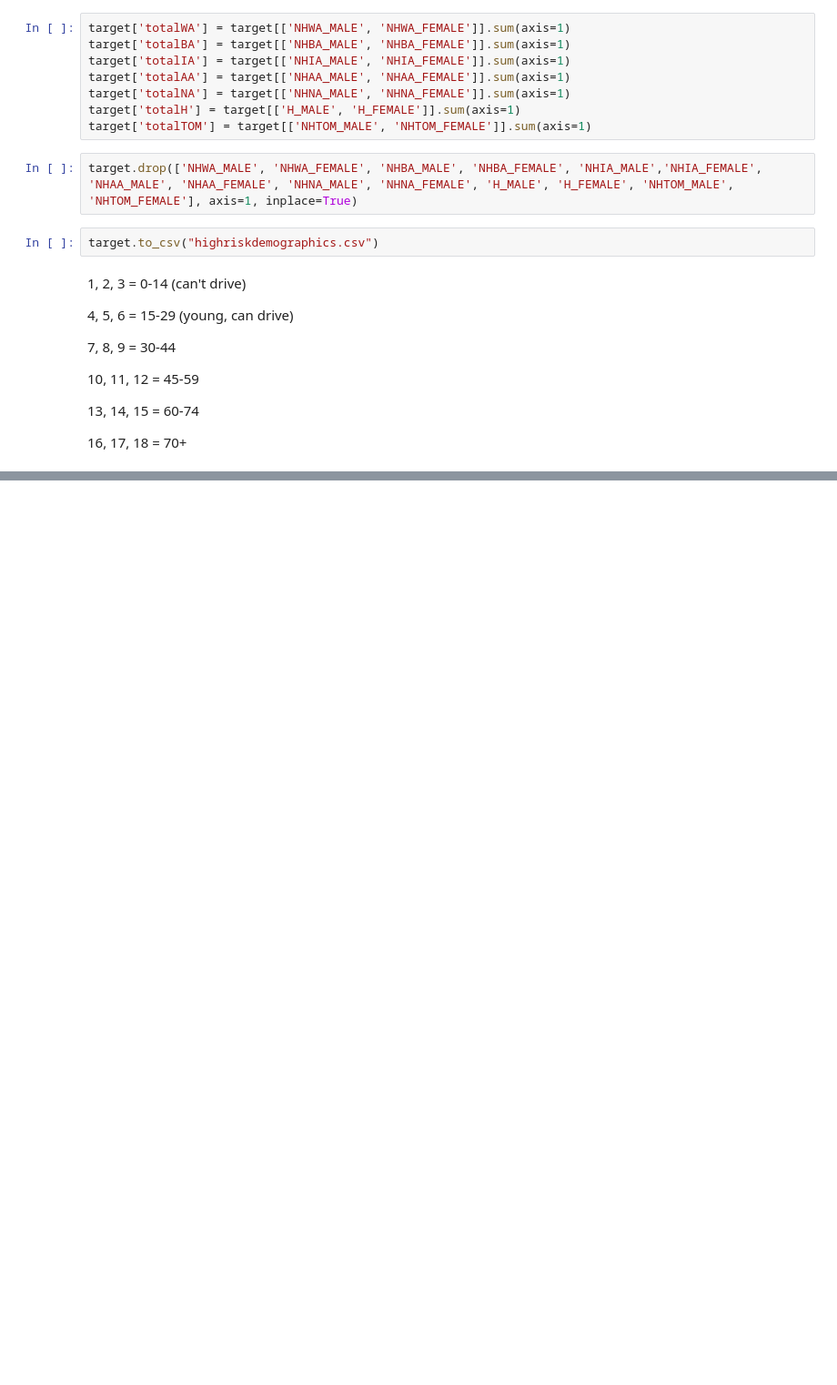
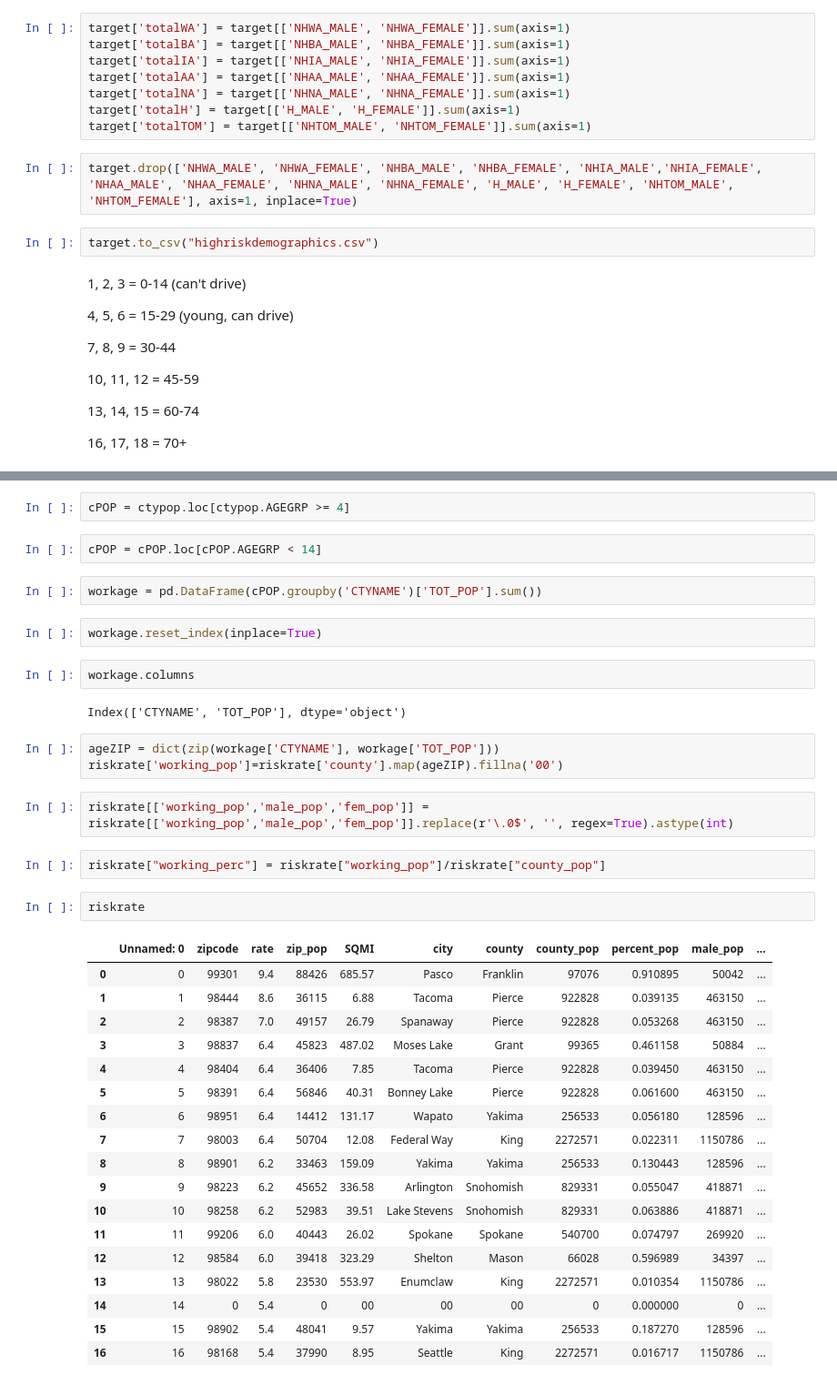
Before and after one commit to uysiri/info-challenge-teamIC23058, a Jupyter notebook: preprocessing.ipynb, the cells around one changed output, grey strips where cells are left out. Shown: that part at 91% size. Saved outputs shown, nothing was run; the diff lists cells and outputs as text; blank space fills up the shorter version.

```diff
--- a/preprocessing.ipynb
+++ b/preprocessing.ipynb
@@ -98,0 +265,40 @@ Length: 152, dtype: int64
+# %%
+cPOP = ctypop.loc[ctypop.AGEGRP >= 4]
+# %%
+cPOP = cPOP.loc[cPOP.AGEGRP < 14]
+# %%
+workage = pd.DataFrame(cPOP.groupby('CTYNAME')['TOT_POP'].sum())
+# %%
+workage.reset_index(inplace=True)
+# %%
+workage.columns
+# %% [output]
+Index(['CTYNAME', 'TOT_POP'], dtype='object')
+# %%
+ageZIP = dict(zip(workage['CTYNAME'], workage['TOT_POP']))
+riskrate['working_pop']=riskrate['county'].map(ageZIP).fillna('00')
+# %%
+riskrate[['working_pop','male_pop','fem_pop']] = riskrate[['working_pop','male_pop','fem_pop']].replace(r'\.0$', '', regex=True).astype(int)
+# %%
+riskrate["working_perc"] = riskrate["working_pop"]/riskrate["county_pop"]
+# %%
+riskrate
+# %% [output]
+|  | Unnamed: 0 | zipcode | rate | zip_pop | SQMI | city | county | county_pop | percent_pop | male_pop | ... |
+| 0 | 0 | 99301 | 9.4 | 88426 | 685.57 | Pasco | Franklin | 97076 | 0.910895 | 50042 | ... |
+| 1 | 1 | 98444 | 8.6 | 36115 | 6.88 | Tacoma | Pierce | 922828 | 0.039135 | 463150 | ... |
+| 2 | 2 | 98387 | 7.0 | 49157 | 26.79 | Spanaway | Pierce | 922828 | 0.053268 | 463150 | ... |
+| 3 | 3 | 98837 | 6.4 | 45823 | 487.02 | Moses Lake | Grant | 99365 | 0.461158 | 50884 | ... |
+| 4 | 4 | 98404 | 6.4 | 36406 | 7.85 | Tacoma | Pierce | 922828 | 0.039450 | 463150 | ... |
+| 5 | 5 | 98391 | 6.4 | 56846 | 40.31 | Bonney Lake | Pierce | 922828 | 0.061600 | 463150 | ... |
+| 6 | 6 | 98951 | 6.4 | 14412 | 131.17 | Wapato | Yakima | 256533 | 0.056180 | 128596 | ... |
+| 7 | 7 | 98003 | 6.4 | 50704 | 12.08 | Federal Way | King | 2272571 | 0.022311 | 1150786 | ... |
+| 8 | 8 | 98901 | 6.2 | 33463 | 159.09 | Yakima | Yakima | 256533 | 0.130443 | 128596 | ... |
+| 9 | 9 | 98223 | 6.2 | 45652 | 336.58 | Arlington | Snohomish | 829331 | 0.055047 | 418871 | ... |
+| 10 | 10 | 98258 | 6.2 | 52983 | 39.51 | Lake Stevens | Snohomish | 829331 | 0.063886 | 418871 | ... |
+| 11 | 11 | 99206 | 6.0 | 40443 | 26.02 | Spokane | Spokane | 540700 | 0.074797 | 269920 | ... |
+| 12 | 12 | 98584 | 6.0 | 39418 | 323.29 | Shelton | Mason | 66028 | 0.596989 | 34397 | ... |
+| 13 | 13 | 98022 | 5.8 | 23530 | 553.97 | Enumclaw | King | 2272571 | 0.010354 | 1150786 | ... |
+| 14 | 14 | 0 | 5.4 | 0 | 00 | 00 | 00 | 0 | 0.000000 | 0 | ... |
+| 15 | 15 | 98902 | 5.4 | 48041 | 9.57 | Yakima | Yakima | 256533 | 0.187270 | 128596 | ... |
+| 16 | 16 | 98168 | 5.4 | 37990 | 8.95 | Seattle | King | 2272571 | 0.016717 | 1150786 | ... |
```
Also changed, not shown: parts of 36 cells of this notebook, 2 other files.
